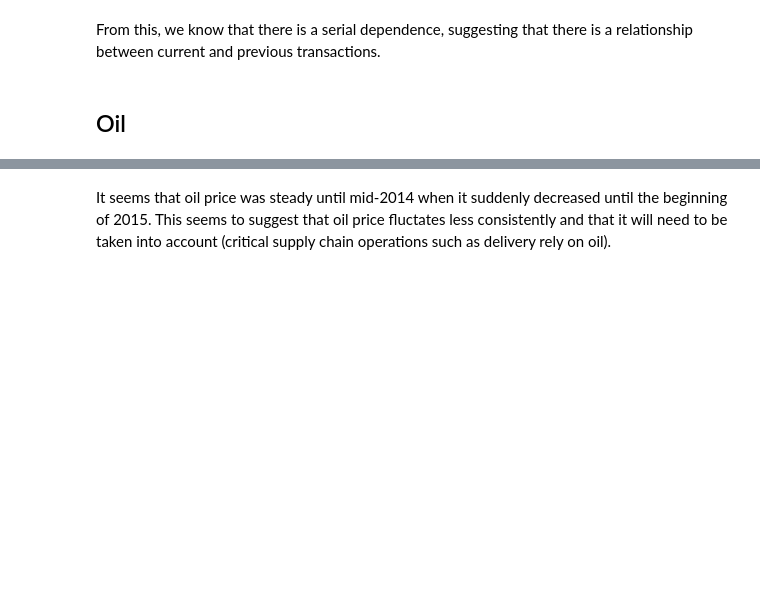
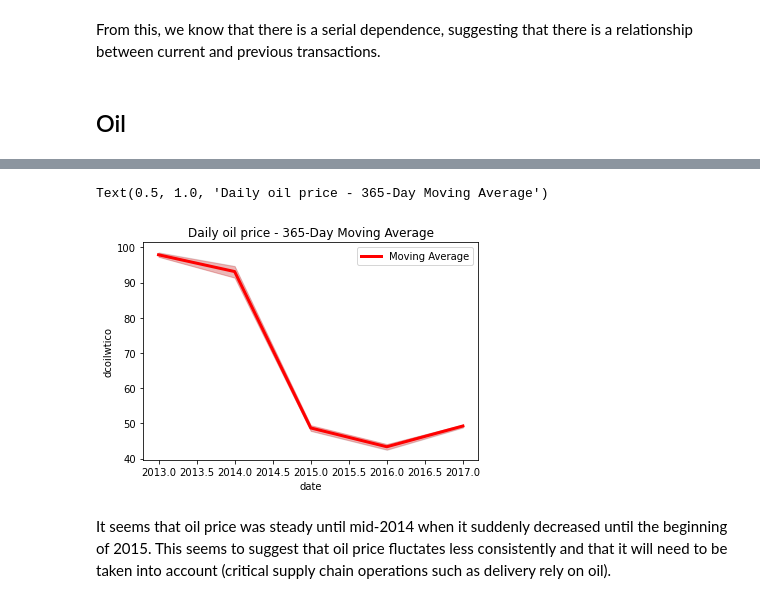
Before and after one commit to HelloWorld183L/EDA_Work, a Jupyter notebook: salestimeseries.ipynb, the cells around one changed output, grey strips where cells are left out. Cells and saved outputs as stored; diff of their text form; code cells hidden in the pictures; blank space fills up the shorter version.

```diff
--- a/salestimeseries.ipynb
+++ b/salestimeseries.ipynb
@@ -700,15 +747,18 @@ oil_df.head()
 # %%
 oil_df['moving_avg'] = oil_df['dcoilwtico'].rolling(
     window=31,
     center=True,
     min_periods=15,
 ).mean()
 
-sns.lineplot(x='date', y='dcoilwtico', data=oil_df, color="0.5")
-sns.lineplot(x='date', y='moving_avg', data=oil_df,
+sns.lineplot(x=oil_df.index.year, y='dcoilwtico', data=oil_df, color="0.5")
+sns.lineplot(x=oil_df.index.year, y='moving_avg', data=oil_df,
              linewidth=3, label="Moving Average",
              color="red")
 plt.title("Daily oil price - 365-Day Moving Average")
+# %% [output]
+Text(0.5, 1.0, 'Daily oil price - 365-Day Moving Average')
+[figure, added]
 # %% [markdown]
 It seems that oil price was steady until mid-2014 when it suddenly decreased until the beginning of 2015. This seems to suggest that oil price fluctates less consistently and that it will need to be taken into account (critical supply chain operations such as delivery rely on oil).
 # %%
```
Also changed, not shown: parts of 45 cells of this notebook.
